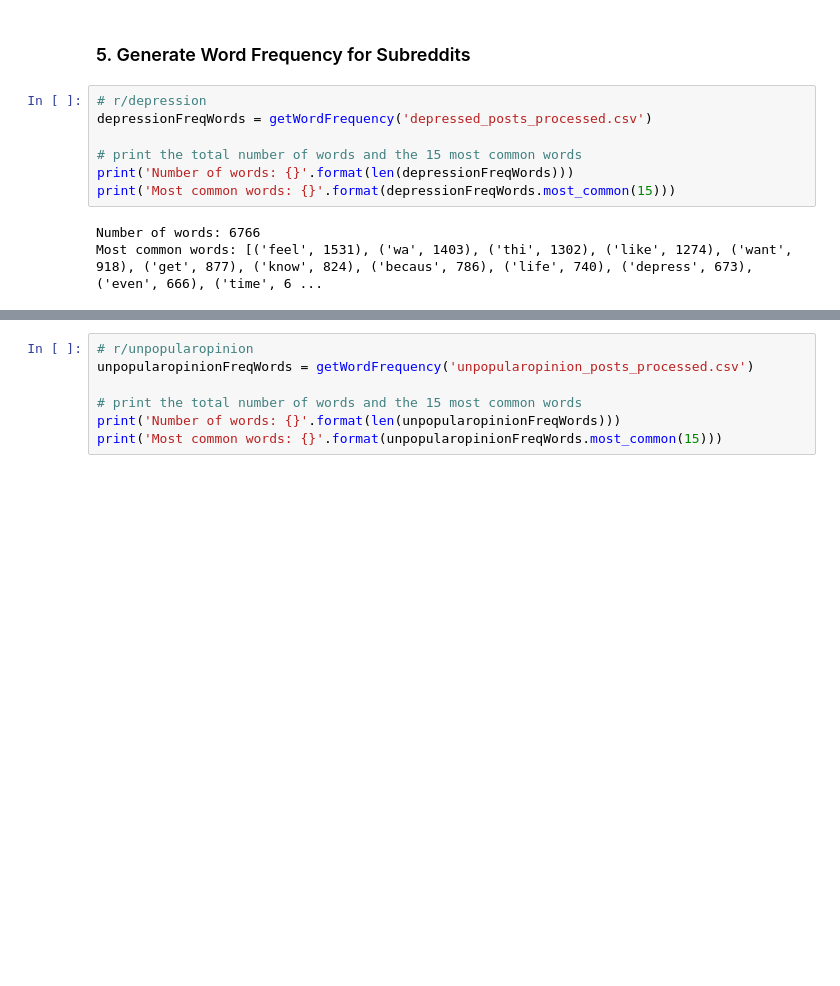
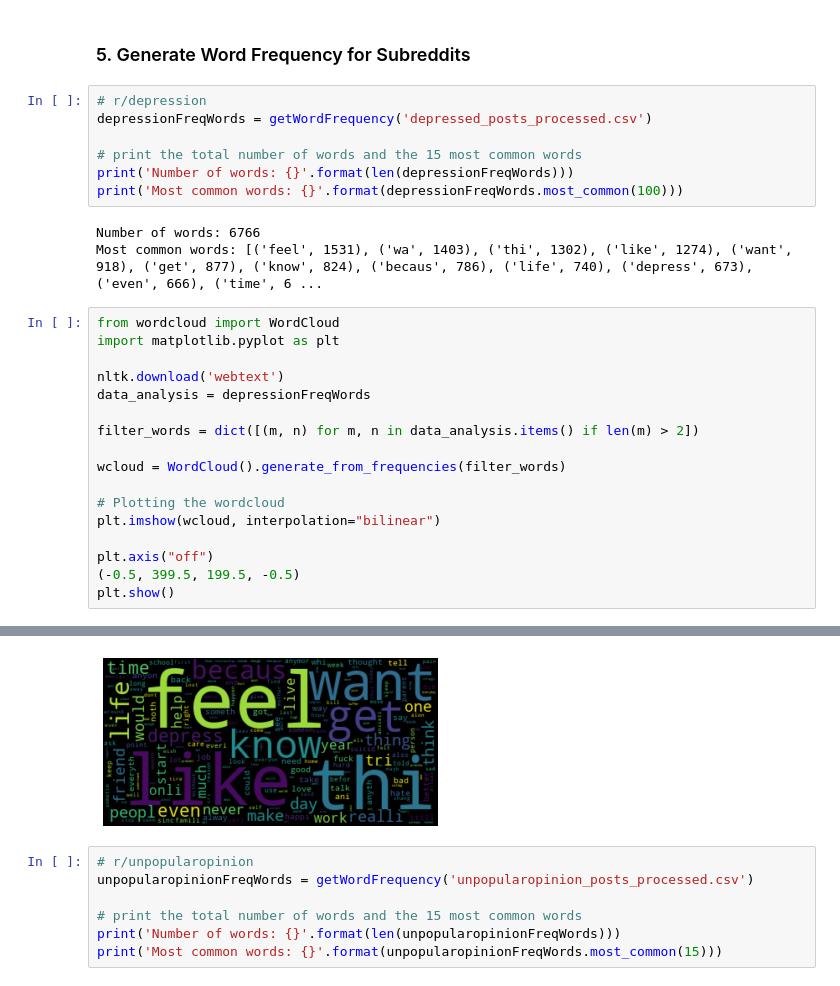
Before and after one commit to Alliix/SubRedditClassification, a Jupyter notebook: SubRedditClassification.ipynb, the cells around one changed output, grey strips where cells are left out. Cells and saved outputs as stored; diff of their text form; blank space fills up the shorter version.

Commit message:
add depression wordcloud

```diff
--- a/SubRedditClassification.ipynb
+++ b/SubRedditClassification.ipynb
@@ -184,7 +184,25 @@ depressionFreqWords = getWordFrequency('depressed_posts_processed.csv')
 
 # print the total number of words and the 15 most common words
 print('Number of words: {}'.format(len(depressionFreqWords)))
-print('Most common words: {}'.format(depressionFreqWords.most_common(15)))
+print('Most common words: {}'.format(depressionFreqWords.most_common(100)))
 # %% [output]
 Number of words: 6766
 Most common words: [('feel', 1531), ('wa', 1403), ('thi', 1302), ('like', 1274), ('want', 918), ('get', 877), ('know', 824), ('becaus', 786), ('life', 740), ('depress', 673), ('even', 666), ('time', 6 ...
+# %%
+from wordcloud import WordCloud
+import matplotlib.pyplot as plt
+
+nltk.download('webtext')
+data_analysis = depressionFreqWords
+
+filter_words = dict([(m, n) for m, n in data_analysis.items() if len(m) > 2])
+
+wcloud = WordCloud().generate_from_frequencies(filter_words)
+
+# Plotting the wordcloud
+plt.imshow(wcloud, interpolation="bilinear")
+
+plt.axis("off")
+(-0.5, 399.5, 199.5, -0.5)
+plt.show()
+# %% [output]
@@ -191,3 +212,4 @@ Most common words: [('feel', 1531), ('wa', 1403), ('thi', 1302), ('like', 1274),
+[figure, added]
 # %%
 # r/unpopularopinion
 unpopularopinionFreqWords = getWordFrequency('unpopularopinion_posts_processed.csv')
```
Also changed, not shown: parts of 17 cells of this notebook.
